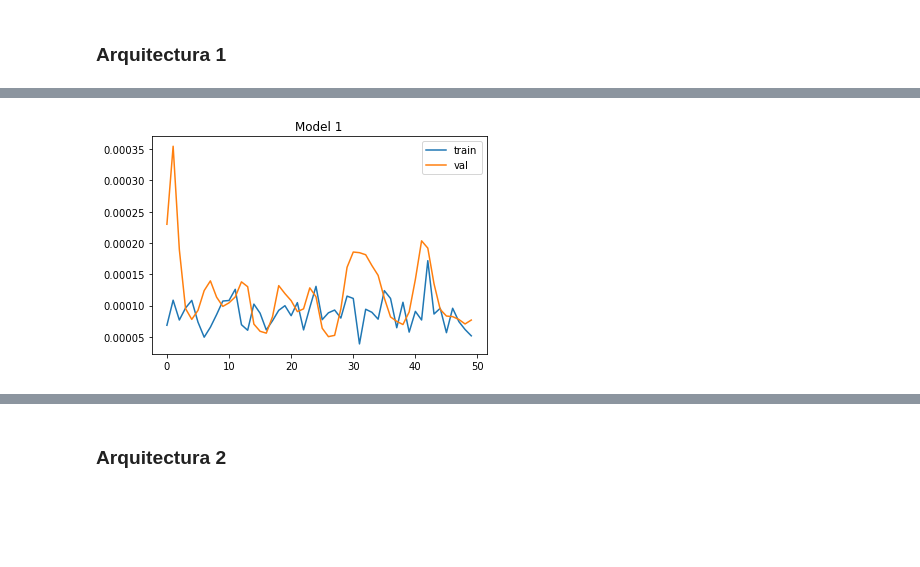
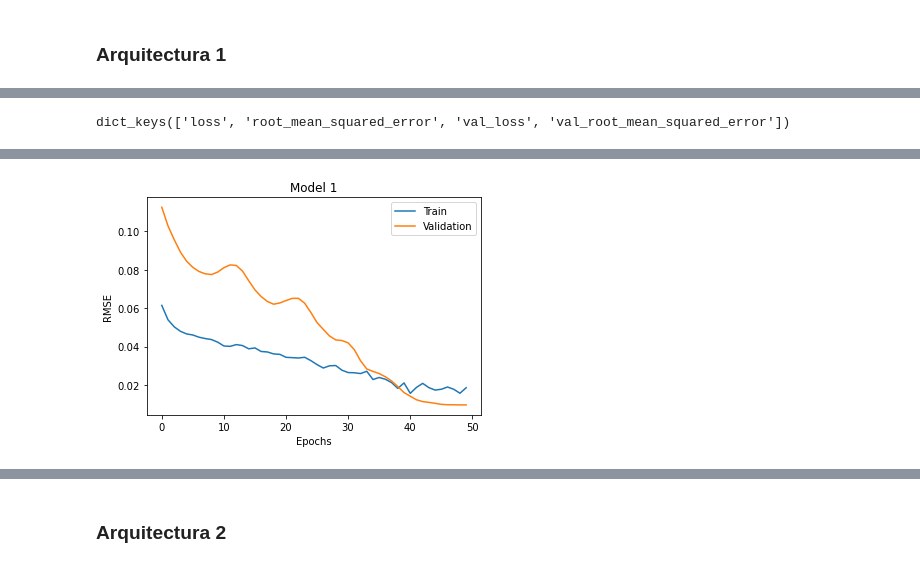
Before and after one commit to ricardojmv85/StatisticalLearningII, a Jupyter notebook: proyecto_final/Proyecto Final.ipynb, the cells around one changed output, grey strips where cells are left out. Saved outputs shown, nothing was run; the diff lists cells and outputs as text; code cells hidden in the pictures; blank space fills up the shorter version.

```diff
--- a/proyecto_final/Proyecto Final.ipynb
+++ b/proyecto_final/Proyecto Final.ipynb
@@ -687,0 +796,9 @@ train_params.keys()
+# %%
+losses, accs = train(model2, [x_train, y_train], [x_test, y_test], 256, 'adam', 'categorical_crossentropy', 50, 'conv32k3relu_conv16k3_relu_flatten_dense32reli_dense5sigmoid')
+f, (ax1, ax2) = plt.subplots(2, 1, sharey=False)
+ax1.plot(np.arange(len(losses)), losses)
+ax1.set_xlabel('epochs')
+ax1.set_ylabel('loss')
+ax2.plot(np.arange(len(accs)), accs)
+ax2.set_xlabel('epochs')
+ax2.set_ylabel('accuracy')
@@ -708,19 +880,6 @@ from sklearn.metrics import mean_squared_error
 # %% [markdown]
 #### Dataset
 # %%
-for coin in os.listdir('./parte3/data/'):
-    print(f'./parte3/data/{coin}')
-    raw = pd.read_csv(f'./parte3/data/{coin}')
-    dataset = raw[['Date', 'Close']].rename(columns={'Close': 'Price'})
-    dataset['Date'] = dataset['Date'].apply(lambda x: str(x)[:10])
-    plt.figure(figsize=(15, 5))
-    plt.plot(dataset['Price'])
-    plt.xlabel('Date')
-    plt.ylabel('Price in dollars')
-    plt.title(f'{coin[6:]} All history price')
-    plt.show()
+raw = pd.read_csv("./parte3/data/data.csv")
+dataset = raw[['Date', 'Close']].rename(columns={'Close': 'Price'})
+dataset['Date'] = dataset['Date'].apply(lambda x: str(x)[:10])
-# %%
-raw = pd.read_csv("./parte3/data/data.csv")
-dataset = raw[['Date', 'Close']].rename(columns={'Close': 'Price'})
-dataset['Date'] = dataset['Date'].apply(lambda x: str(x)[:10])
-dataset.head()
@@ -781,7 +931,7 @@ def train(model, train, test, batch_size, optimizer, loss_fn, epochs, descriptio
     filepath = f'./parte3/experiments/{description}_batch={batch_size}_epochs={epochs}'
     checkpoint_callback = tf.keras.callbacks.ModelCheckpoint(filepath, monitor='val_loss', save_best_only=1, save_weights_only=1, mode='max')
 
-    model.compile(optimizer=optimizer, loss=loss_fn, metrics=['mean_squared_error'])
+    model.compile(optimizer=optimizer, loss=loss_fn, metrics=[tf.keras.metrics.RootMeanSquaredError()])
     x_train, y_train = train[0], train[1]
     x_test, y_test = test[0], test[1]
 
@@ -831,8 +989,14 @@ Done!
+# %%
+model1_hist.history.keys()
+# %% [output]
+dict_keys(['loss', 'root_mean_squared_error', 'val_loss', 'val_root_mean_squared_error'])
 # %%
 model1_hist = train(model, [x_train, y_train], [x_test, y_test], 256, 'adam', 'mean_squared_error', 50, 'lstm5_dropout1_dense64relu_dropout1_dense16relu_dropout1_denselinear')
-plt.plot(model1_hist.history['loss'], label='train')
-plt.plot(model1_hist.history['val_loss'], label='val')
+plt.plot(model1_hist.history['root_mean_squared_error'], label='Train')
+plt.plot(model1_hist.history['val_root_mean_squared_error'], label='Validation')
 plt.title('Model 1')
+plt.xlabel("Epochs")
+plt.ylabel("RMSE")
 plt.legend()
 plt.show()
 # %% [output]
@@ -855,2 +1019,2 @@ Epoch 50/50
 Done!
-[figure, old version]
+[figure, new version]
```
Also changed, not shown: parts of 84 cells of this notebook, 12 other files.
